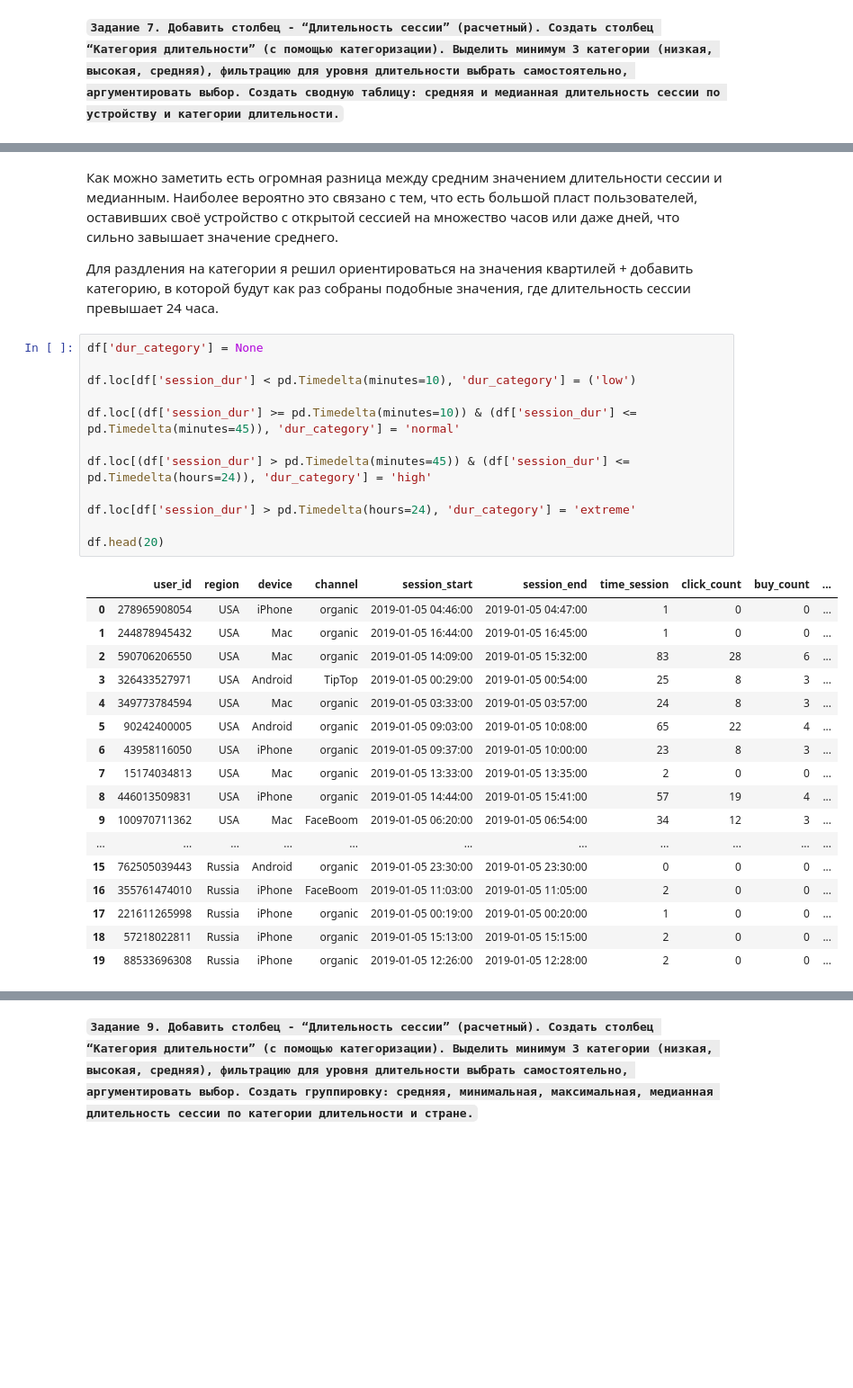
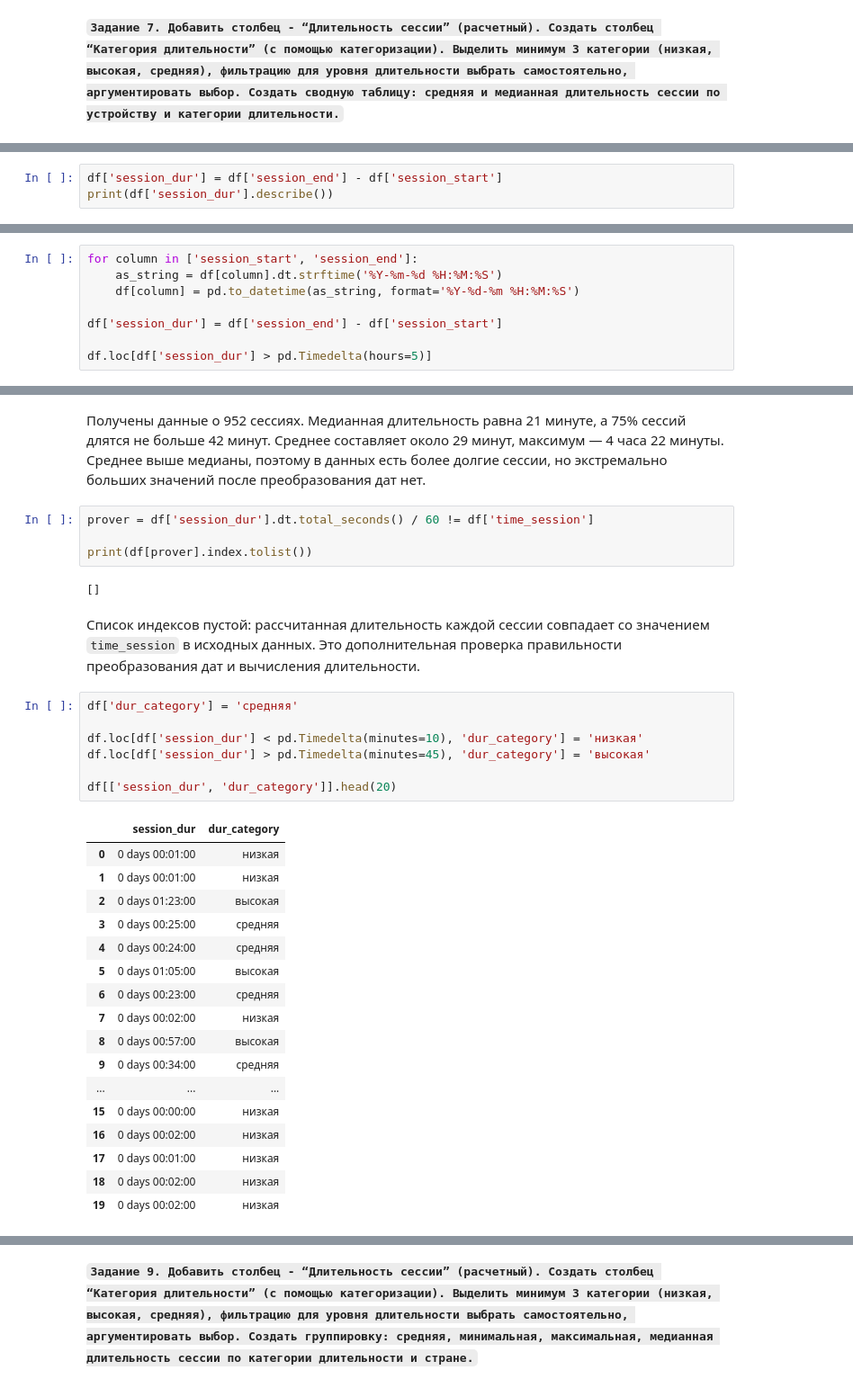
Before and after one commit to vnmbr/-, a Jupyter notebook: ЛР1_Самунов_5.ipynb, the cells around one changed output, grey strips where cells are left out. Shown at 90% size. Drawn from its saved outputs; the diff is of its cells as text; blank space fills up the shorter version.

```diff
--- a/ЛР1_Самунов_5.ipynb
+++ b/ЛР1_Самунов_5.ipynb
@@ -334,0 +364,3 @@ df4.sort_index(ascending=True)
+# %%
+df['session_dur'] = df['session_end'] - df['session_start']
+print(df['session_dur'].describe())
@@ -334,0 +399,8 @@ df4.sort_index(ascending=True)
+# %%
+for column in ['session_start', 'session_end']:
+    as_string = df[column].dt.strftime('%Y-%m-%d %H:%M:%S')
+    df[column] = pd.to_datetime(as_string, format='%Y-%d-%m %H:%M:%S')
+
+df['session_dur'] = df['session_end'] - df['session_start']
+
+df.loc[df['session_dur'] > pd.Timedelta(hours=5)]
@@ -366,34 +441,35 @@ dtype: object
-# %% [markdown]
-Как можно заметить есть огромная разница между средним значением длительности сессии и медианным. Наиболее вероятно это связано с тем, что есть большой пласт пользователей, оставивших своё устройство с открытой сессией на множество часов или даже дней, что сильно завышает значение среднего.
-
-Для раздления на категории я решил ориентироваться на значения квартилей + добавить категорию, в которой будут как раз собраны подобные значения, где длительность сессии превышает 24 часа.
+# %% [markdown]
+Получены данные о 952 сессиях. Медианная длительность равна 21 минуте, а 75% сессий длятся не больше 42 минут. Среднее составляет около 29 минут, максимум — 4 часа 22 минуты. Среднее выше медианы, поэтому в данных есть более долгие сессии, но экстремально больших значений после преобразования дат нет.
+# %%
+prover = df['session_dur'].dt.total_seconds() / 60 != df['time_session']
+
+print(df[prover].index.tolist())
+# %% [output]
+[]
+# %% [markdown]
+Список индексов пустой: рассчитанная длительность каждой сессии совпадает со значением `time_session` в исходных данных. Это дополнительная проверка правильности преобразования дат и вычисления длительности.
 # %%
-df['dur_category'] = None
+df['dur_category'] = 'средняя'
 
-df.loc[df['session_dur'] < pd.Timedelta(minutes=10), 'dur_category'] = ('low')
+df.loc[df['session_dur'] < pd.Timedelta(minutes=10), 'dur_category'] = 'низкая'
+df.loc[df['session_dur'] > pd.Timedelta(minutes=45), 'dur_category'] = 'высокая'
 
-df.loc[(df['session_dur'] >= pd.Timedelta(minutes=10)) & (df['session_dur'] <= pd.Timedelta(minutes=45)), 'dur_category'] = 'normal'
-
-df.loc[(df['session_dur'] > pd.Timedelta(minutes=45)) & (df['session_dur'] <= pd.Timedelta(hours=24)), 'dur_category'] = 'high'
-
-df.loc[df['session_dur'] > pd.Timedelta(hours=24), 'dur_category'] = 'extreme'
-
-df.head(20)
+df[['session_dur', 'dur_category']].head(20)
 # %% [output]
-|  | user_id | region | device | channel | session_start | session_end | time_session | click_count | buy_count | ... |
-| 0 | 278965908054 | USA | iPhone | organic | 2019-01-05 04:46:00 | 2019-01-05 04:47:00 | 1 | 0 | 0 | ... |
-| 1 | 244878945432 | USA | Mac | organic | 2019-01-05 16:44:00 | 2019-01-05 16:45:00 | 1 | 0 | 0 | ... |
-| 2 | 590706206550 | USA | Mac | organic | 2019-01-05 14:09:00 | 2019-01-05 15:32:00 | 83 | 28 | 6 | ... |
-| 3 | 326433527971 | USA | Android | TipTop | 2019-01-05 00:29:00 | 2019-01-05 00:54:00 | 25 | 8 | 3 | ... |
-| 4 | 349773784594 | USA | Mac | organic | 2019-01-05 03:33:00 | 2019-01-05 03:57:00 | 24 | 8 | 3 | ... |
-| 5 | 90242400005 | USA | Android | organic | 2019-01-05 09:03:00 | 2019-01-05 10:08:00 | 65 | 22 | 4 | ... |
-| 6 | 43958116050 | USA | iPhone | organic | 2019-01-05 09:37:00 | 2019-01-05 10:00:00 | 23 | 8 | 3 | ... |
-| 7 | 15174034813 | USA | Mac | organic | 2019-01-05 13:33:00 | 2019-01-05 13:35:00 | 2 | 0 | 0 | ... |
-| 8 | 446013509831 | USA | iPhone | organic | 2019-01-05 14:44:00 | 2019-01-05 15:41:00 | 57 | 19 | 4 | ... |
-| 9 | 100970711362 | USA | Mac | FaceBoom | 2019-01-05 06:20:00 | 2019-01-05 06:54:00 | 34 | 12 | 3 | ... |
-| ... | ... | ... | ... | ... | ... | ... | ... | ... | ... | ... |
-| 15 | 762505039443 | Russia | Android | organic | 2019-01-05 23:30:00 | 2019-01-05 23:30:00 | 0 | 0 | 0 | ... |
-| 16 | 355761474010 | Russia | iPhone | FaceBoom | 2019-01-05 11:03:00 | 2019-01-05 11:05:00 | 2 | 0 | 0 | ... |
-| 17 | 221611265998 | Russia | iPhone | organic | 2019-01-05 00:19:00 | 2019-01-05 00:20:00 | 1 | 0 | 0 | ... |
-| 18 | 57218022811 | Russia | iPhone | organic | 2019-01-05 15:13:00 | 2019-01-05 15:15:00 | 2 | 0 | 0 | ... |
-| 19 | 88533696308 | Russia | iPhone | organic | 2019-01-05 12:26:00 | 2019-01-05 12:28:00 | 2 | 0 | 0 | ... |
+|  | session_dur | dur_category |
+| 0 | 0 days 00:01:00 | низкая |
+| 1 | 0 days 00:01:00 | низкая |
+| 2 | 0 days 01:23:00 | высокая |
+| 3 | 0 days 00:25:00 | средняя |
+| 4 | 0 days 00:24:00 | средняя |
+| 5 | 0 days 01:05:00 | высокая |
+| 6 | 0 days 00:23:00 | средняя |
+| 7 | 0 days 00:02:00 | низкая |
+| 8 | 0 days 00:57:00 | высокая |
+| 9 | 0 days 00:34:00 | средняя |
+| ... | ... | ... |
+| 15 | 0 days 00:00:00 | низкая |
+| 16 | 0 days 00:02:00 | низкая |
+| 17 | 0 days 00:01:00 | низкая |
+| 18 | 0 days 00:02:00 | низкая |
+| 19 | 0 days 00:02:00 | низкая |
```
Also changed, not shown: parts of 42 cells of this notebook.
